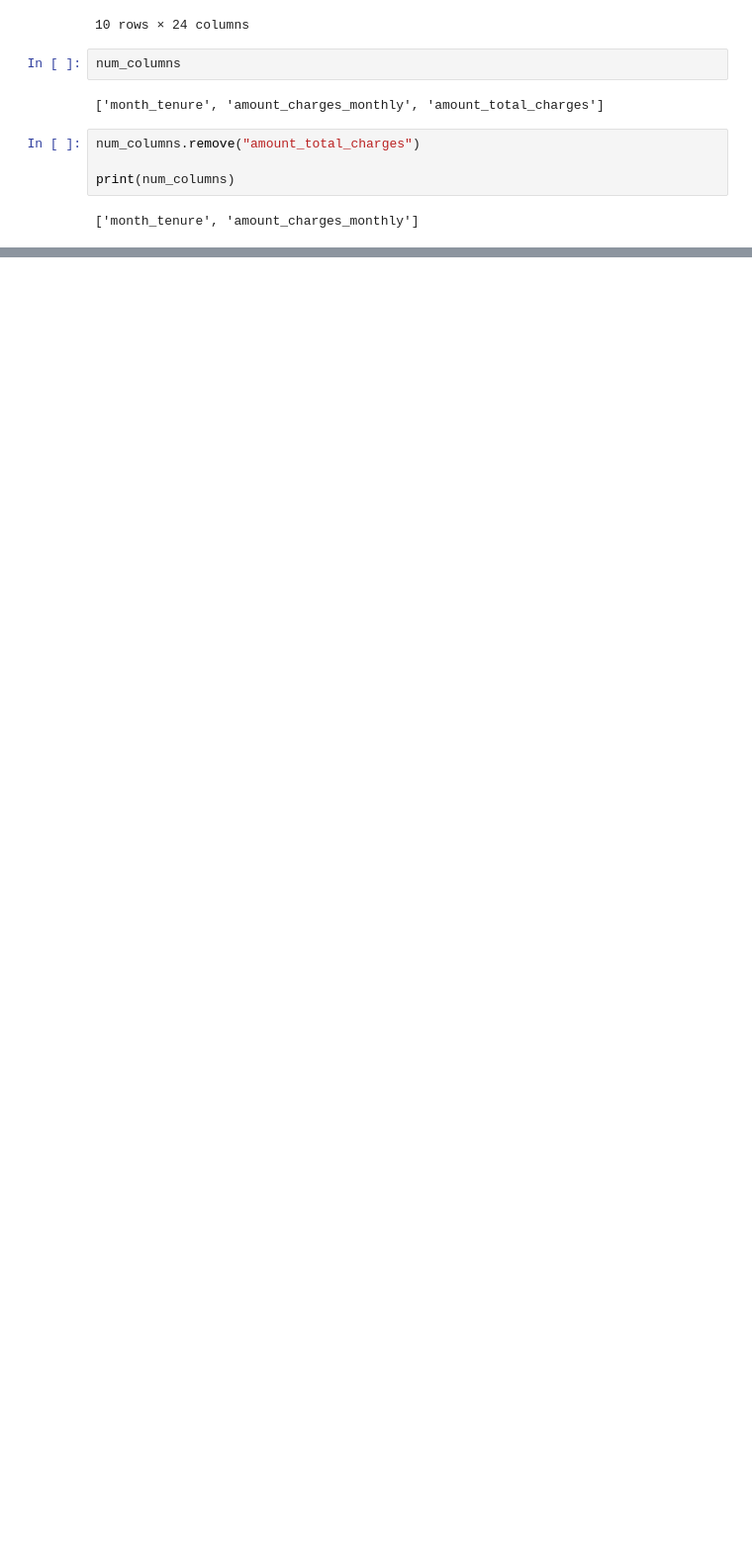
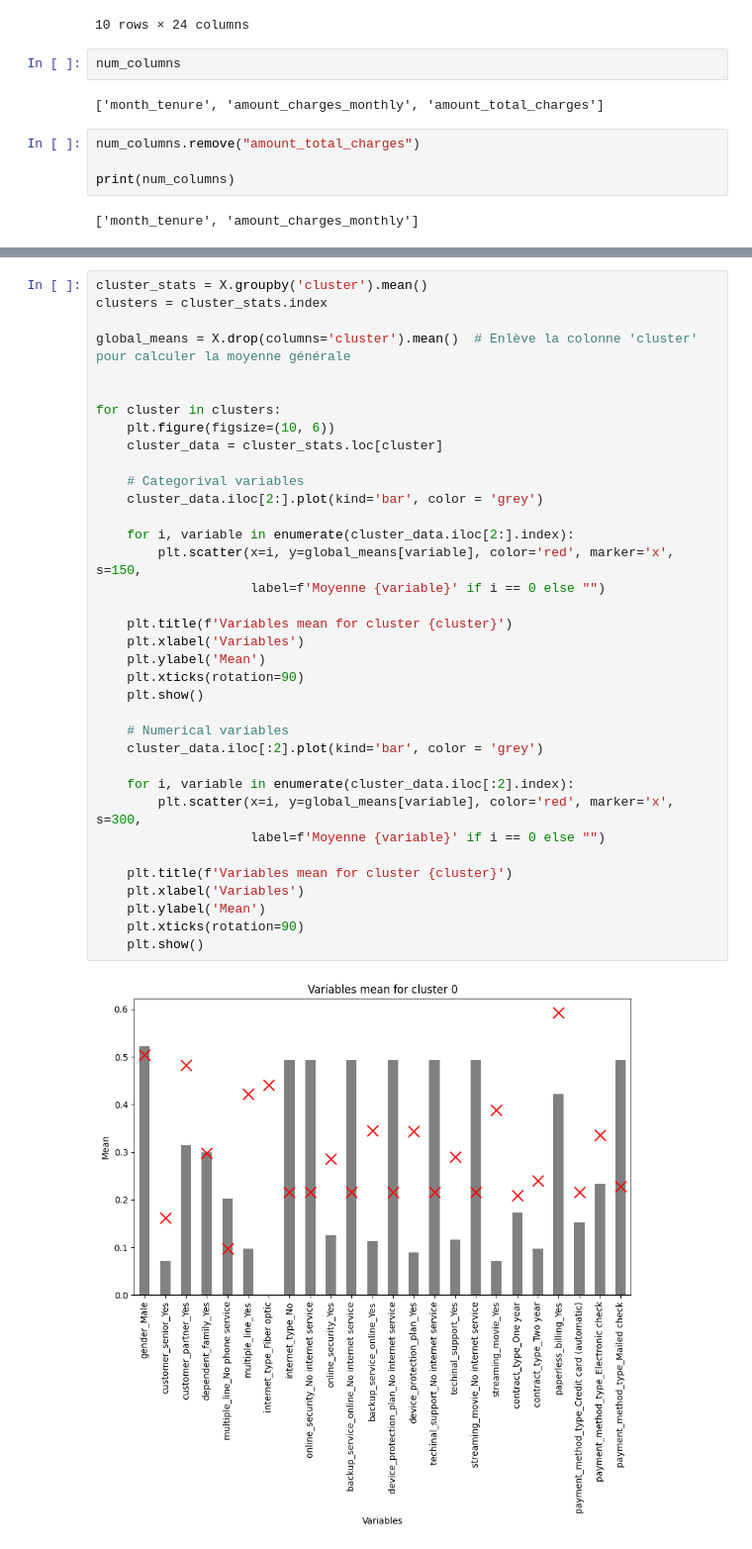
Before and after one commit to n-pizzetta/churn_prediction, a Jupyter notebook: notebooks/sigurd.ipynb, the cells around one changed output, grey strips where cells are left out. Shown at 99% size. Drawn from its saved outputs; the diff is of its cells as text; blank space fills up the shorter version.

```diff
--- a/notebooks/sigurd.ipynb
+++ b/notebooks/sigurd.ipynb
@@ -308,0 +393,38 @@ df_scaled
+# %%
+cluster_stats = X.groupby('cluster').mean()
+clusters = cluster_stats.index
+
+global_means = X.drop(columns='cluster').mean()  # Enlève la colonne 'cluster' pour calculer la moyenne générale
+
+
+for cluster in clusters:
+    plt.figure(figsize=(10, 6))
+    cluster_data = cluster_stats.loc[cluster]
+
+    # Categorival variables
+    cluster_data.iloc[2:].plot(kind='bar', color = 'grey')
+
+    for i, variable in enumerate(cluster_data.iloc[2:].index):
+        plt.scatter(x=i, y=global_means[variable], color='red', marker='x', s=150,
+                    label=f'Moyenne {variable}' if i == 0 else "")
+
+    plt.title(f'Variables mean for cluster {cluster}')
+    plt.xlabel('Variables')
+    plt.ylabel('Mean')
+    plt.xticks(rotation=90)
+    plt.show()
+
+    # Numerical variables
+    cluster_data.iloc[:2].plot(kind='bar', color = 'grey')
+
+    for i, variable in enumerate(cluster_data.iloc[:2].index):
+        plt.scatter(x=i, y=global_means[variable], color='red', marker='x', s=300,
+                    label=f'Moyenne {variable}' if i == 0 else "")
+
+    plt.title(f'Variables mean for cluster {cluster}')
+    plt.xlabel('Variables')
+    plt.ylabel('Mean')
+    plt.xticks(rotation=90)
+    plt.show()
+# %% [output]
+[figure, added]
```
Also changed, not shown: parts of 13 cells of this notebook.
